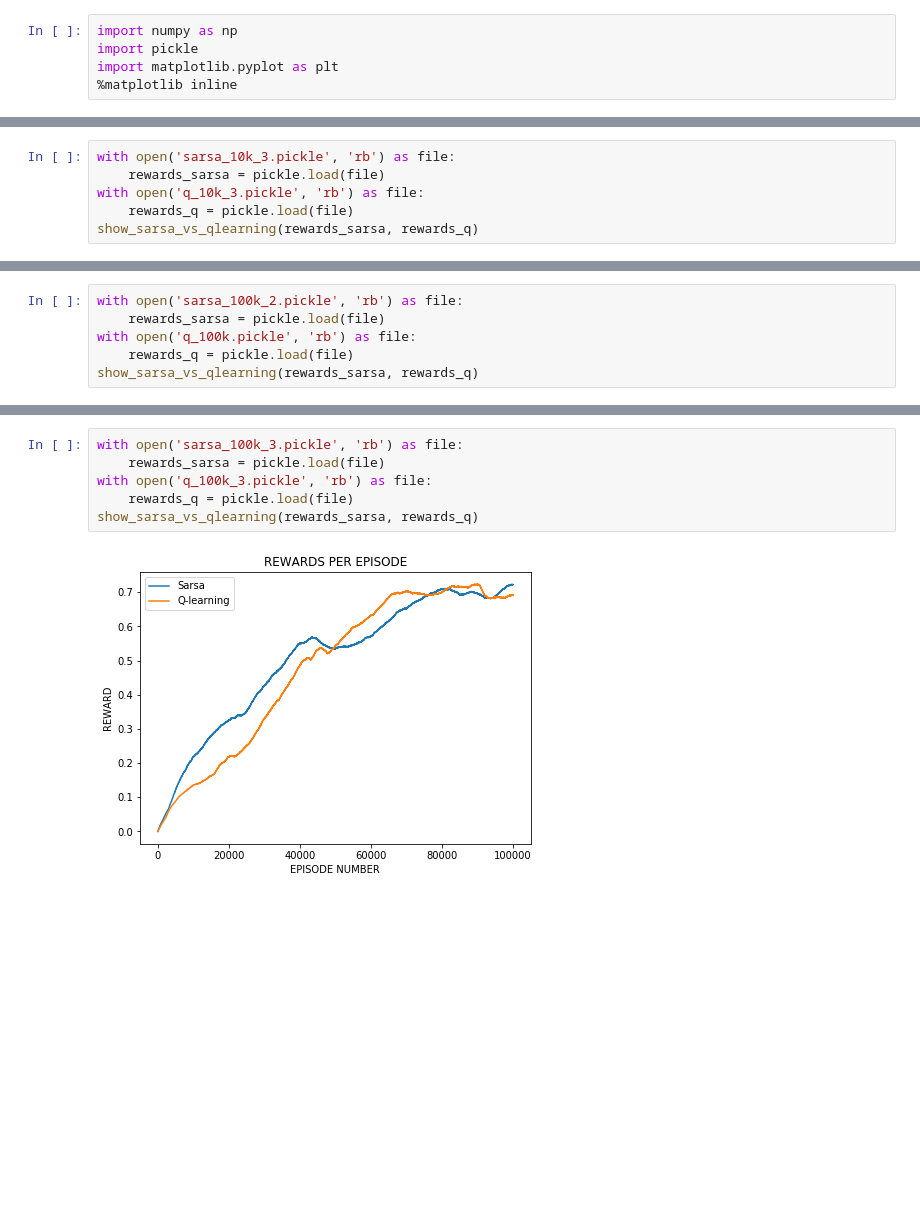
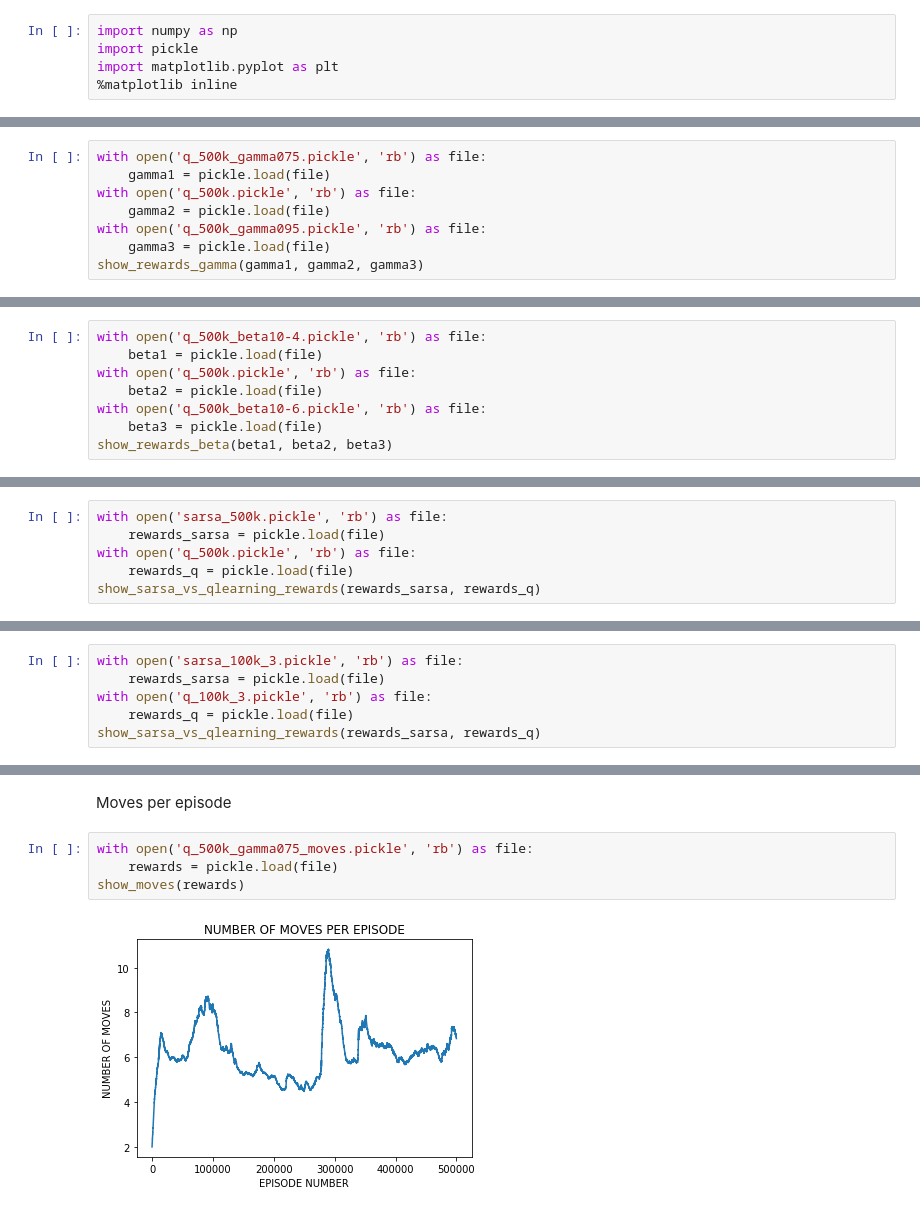
Before and after one commit to butoialexandra/Chess-Agent, a Jupyter notebook: Untitled.ipynb, the cells around one changed output, grey strips where cells are left out. Cells and saved outputs as stored; diff of their text form; blank space fills up the shorter version.

```diff
--- a/Untitled.ipynb
+++ b/Untitled.ipynb
@@ -26,0 +86,8 @@ show_sarsa(rewards)
+# %%
+with open('q_500k_gamma075.pickle', 'rb') as file:
+    gamma1 = pickle.load(file)
+with open('q_500k.pickle', 'rb') as file:
+    gamma2 = pickle.load(file)
+with open('q_500k_gamma095.pickle', 'rb') as file:
+    gamma3 = pickle.load(file)
+show_rewards_gamma(gamma1, gamma2, gamma3)
@@ -26,0 +98,8 @@ show_sarsa(rewards)
+# %%
+with open('q_500k_beta10-4.pickle', 'rb') as file:
+    beta1 = pickle.load(file)
+with open('q_500k.pickle', 'rb') as file:
+    beta2 = pickle.load(file)
+with open('q_500k_beta10-6.pickle', 'rb') as file:
+    beta3 = pickle.load(file)
+show_rewards_beta(beta1, beta2, beta3)
@@ -27,7 +110,7 @@ show_sarsa(rewards)
 # %%
-with open('sarsa_10k_3.pickle', 'rb') as file:
+with open('sarsa_500k.pickle', 'rb') as file:
     rewards_sarsa = pickle.load(file)
-with open('q_10k_3.pickle', 'rb') as file:
+with open('q_500k.pickle', 'rb') as file:
     rewards_q = pickle.load(file)
-show_sarsa_vs_qlearning(rewards_sarsa, rewards_q)
+show_sarsa_vs_qlearning_rewards(rewards_sarsa, rewards_q)
 # %% [output]
@@ -35,7 +118,7 @@ show_sarsa_vs_qlearning(rewards_sarsa, rewards_q)
 # %%
-with open('sarsa_100k_2.pickle', 'rb') as file:
+with open('sarsa_100k_3.pickle', 'rb') as file:
     rewards_sarsa = pickle.load(file)
-with open('q_100k.pickle', 'rb') as file:
+with open('q_100k_3.pickle', 'rb') as file:
     rewards_q = pickle.load(file)
-show_sarsa_vs_qlearning(rewards_sarsa, rewards_q)
+show_sarsa_vs_qlearning_rewards(rewards_sarsa, rewards_q)
 # %% [output]
@@ -43,8 +126,8 @@ show_sarsa_vs_qlearning(rewards_sarsa, rewards_q)
+# %% [markdown]
+Moves per episode
 # %%
-with open('sarsa_100k_3.pickle', 'rb') as file:
-    rewards_sarsa = pickle.load(file)
-with open('q_100k_3.pickle', 'rb') as file:
-    rewards_q = pickle.load(file)
-show_sarsa_vs_qlearning(rewards_sarsa, rewards_q)
+with open('q_500k_gamma075_moves.pickle', 'rb') as file:
+    rewards = pickle.load(file)
+show_moves(rewards)
 # %% [output]
-[figure, old version]
+[figure, new version]
```
Also changed, not shown: parts of 18 cells of this notebook, 11 other files.
